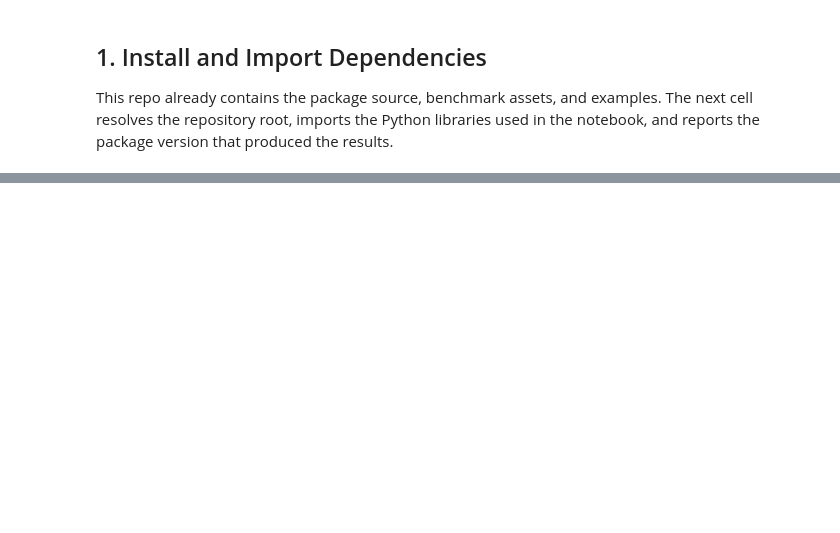
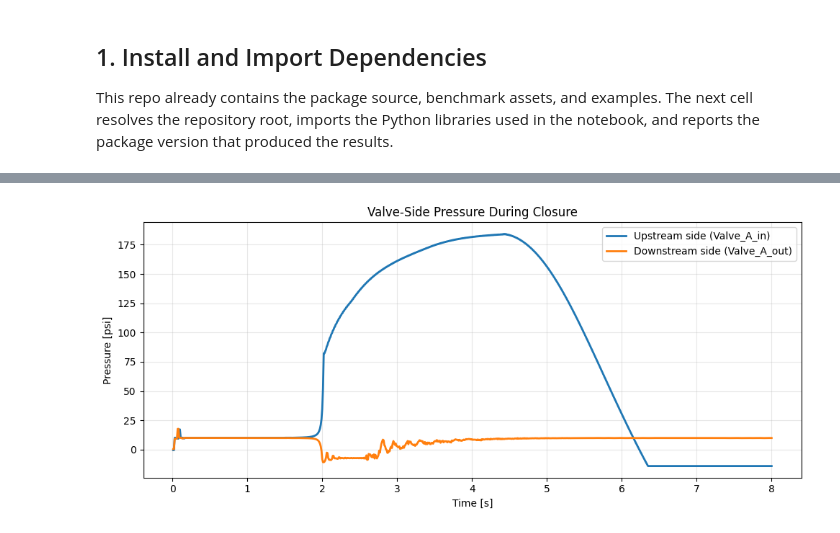
Before and after one commit to jlillywh/RTHYM-MOC, a Jupyter notebook: examples/quickstart_notebook.ipynb, the cells around one changed output, grey strips where cells are left out. Saved outputs shown, nothing was run; the diff lists cells and outputs as text; code cells hidden in the pictures; blank space fills up the shorter version.

```diff
--- a/examples/quickstart_notebook.ipynb
+++ b/examples/quickstart_notebook.ipynb
@@ -92,6 +204,8 @@ This first run captures the time series we care about for a deterministic benchm
 baseline_time = np.asarray(baseline_results["time"])
 baseline_head = np.asarray(baseline_results["node_head"]["_VALVE_Valve_A"])
 baseline_pressure = np.asarray(baseline_results["node_pressure"]["_VALVE_Valve_A"])
+baseline_upstream_pressure = np.asarray(baseline_results["node_pressure"]["Valve_A_in"])
+baseline_downstream_pressure = np.asarray(baseline_results["node_pressure"]["Valve_A_out"])
 baseline_flow = np.asarray(baseline_results["pipe_flow_gpm"]["Pipe_1"])
 
 pipe_diameter_ft = 12.0 / 12.0
@@ -100,14 +214,34 @@ initial_velocity = float(BASE_INITIAL_FLOWS["Pipe_1"] * rthym_moc.GPM_TO_CFS / p
 approx_wave_speed = 4000.0
 expected_head_rise = approx_wave_speed * initial_velocity / rthym_moc.G_FT_S2
 expected_peak_head = BASE_INITIAL_HEADS["PressureBoundary_A"] + expected_head_rise
+valve_elevation_ft = float(baseline_head[0] - baseline_pressure[0] * rthym_moc.PSI_TO_FT)
+closure_time = float(exploratory_valve_schedule[-1][0])
+INITIAL_PEAK_WINDOW_S = 0.10
+initial_peak_mask = (baseline_time >= closure_time) & (baseline_time <= closure_time + INITIAL_PEAK_WINDOW_S)
+initial_peak_indices = np.flatnonzero(initial_peak_mask)
+initial_peak_index = int(initial_peak_indices[np.argmax(baseline_head[initial_peak_indices])])
+initial_peak_time = float(baseline_time[initial_peak_index])
+initial_peak_head = float(baseline_head[initial_peak_index])
+joukowsky_head_gap = initial_peak_head - expected_peak_head
+global_peak_index = int(np.argmax(baseline_head))
+global_peak_time = float(baseline_time[global_peak_index])
+global_peak_head = float(baseline_head[global_peak_index])
+reference_global_peak_head = valve_elevation_ft + float(reference["peaks"]["Valve_A"]["max"]) * rthym_moc.PSI_TO_FT
+global_peak_reference_gap = global_peak_head - reference_global_peak_head
 
 baseline_frame = {
     "time_s": baseline_time,
     "valve_head_ft": baseline_head,
     "valve_pressure_psi": baseline_pressure,
+    "valve_upstream_pressure_psi": baseline_upstream_pressure,
+    "valve_downstream_pressure_psi": baseline_downstream_pressure,
     "pipe_1_flow_gpm": baseline_flow,
 }
 print("First five head values:", baseline_head[:5])
 
 print(f"Expected Joukowsky peak head (approx): {expected_peak_head:.3f} ft")
-print(f"Simulated peak head: {baseline_head.max():.3f} ft")
+print(f"Initial post-closure peak head: {initial_peak_head:.3f} ft at t = {initial_peak_time:.3f} s")
+print(f"Initial Joukowsky mismatch: {joukowsky_head_gap:.3f} ft")
+print(f"Global peak head: {global_peak_head:.3f} ft at t = {global_peak_time:.3f} s")
+print(f"Reference global peak head: {reference_global_peak_head:.3f} ft")
+print(f"Global peak mismatch vs reference: {global_peak_reference_gap:.3f} ft")
@@ -113,0 +260,13 @@ print(f"Simulated peak head: {baseline_head.max():.3f} ft")
+# %%
+fig, ax = plt.subplots(figsize=(10, 4.5))
+ax.plot(baseline_time, baseline_upstream_pressure, label="Upstream side (Valve_A_in)", linewidth=2.0)
+ax.plot(baseline_time, baseline_downstream_pressure, label="Downstream side (Valve_A_out)", linewidth=2.0)
+ax.set_title("Valve-Side Pressure During Closure")
+ax.set_xlabel("Time [s]")
+ax.set_ylabel("Pressure [psi]")
+ax.grid(True, alpha=0.3)
+ax.legend()
+plt.tight_layout()
+plt.show()
+# %% [output]
+[figure, added]
```
Also changed, not shown: parts of 31 cells of this notebook, 3 other files.
